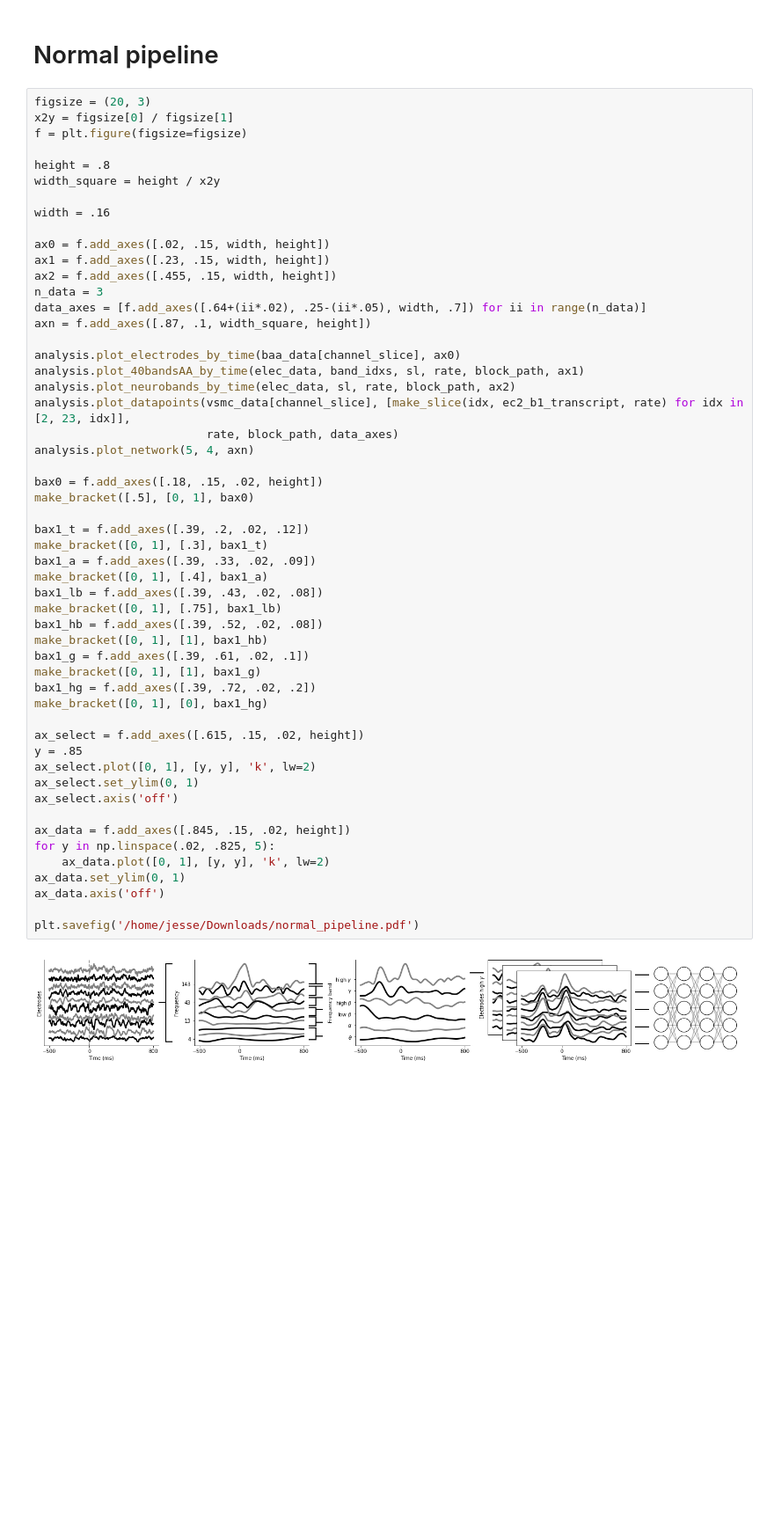
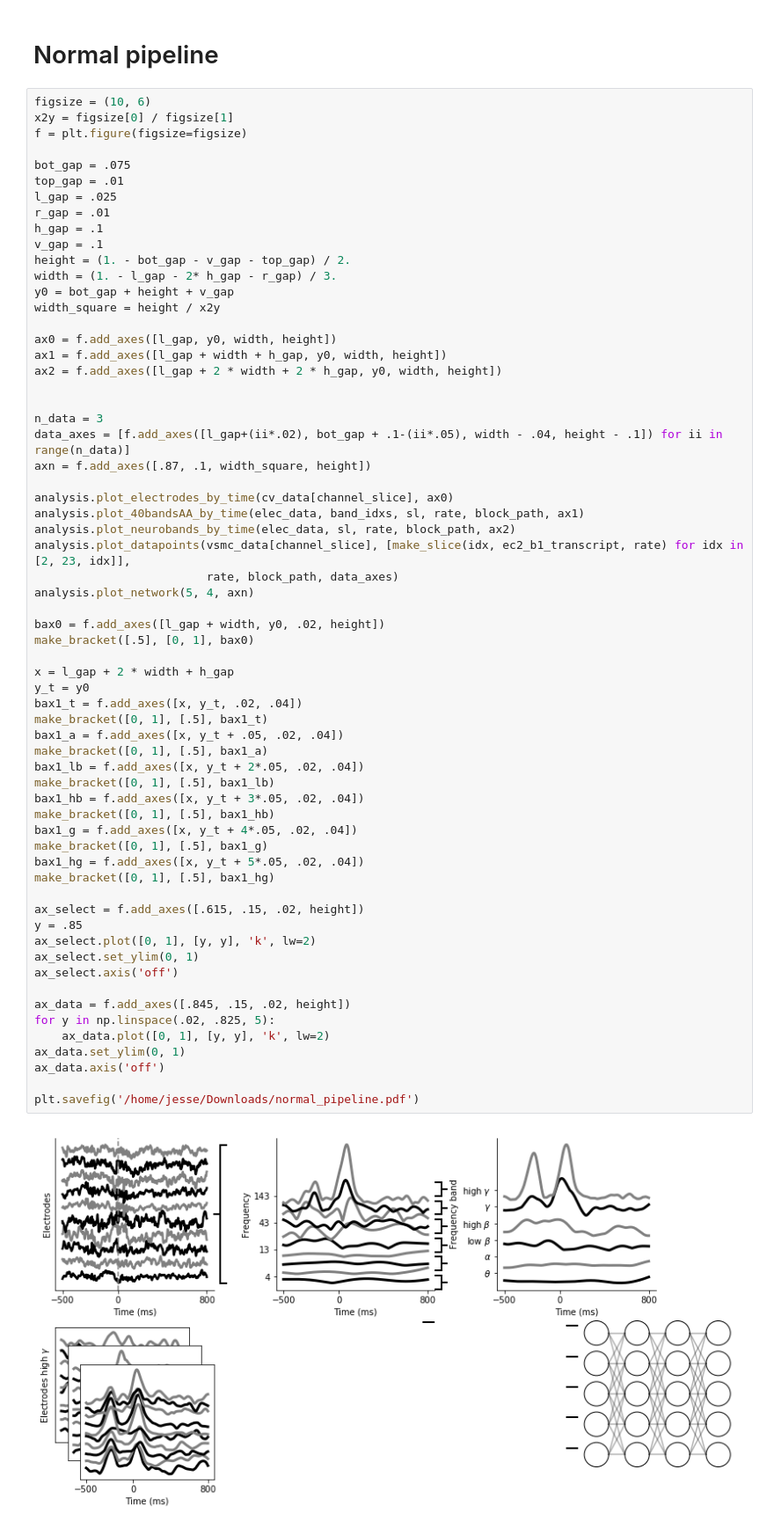
Before and after one commit to BouchardLab/cv_paper_plots, a Jupyter notebook: pipeline/pipeline_figure.ipynb, the cells around one changed output. Shown: that part at 88% size. Saved outputs shown, nothing was run; the diff lists cells and outputs as text; blank space fills up the shorter version.

```diff
--- a/pipeline/pipeline_figure.ipynb
+++ b/pipeline/pipeline_figure.ipynb
@@ -112,57 +112,67 @@ analysis.plot_network(5, 4, ax)
 # %% [markdown]
 # Normal pipeline
 # %%
-figsize = (20, 3)
+figsize = (10, 6)
 x2y = figsize[0] / figsize[1]
 f = plt.figure(figsize=figsize)
 
-height = .8
+bot_gap = .075
+top_gap = .01
+l_gap = .025
+r_gap = .01
+h_gap = .1
+v_gap = .1
+height = (1. - bot_gap - v_gap - top_gap) / 2.
+width = (1. - l_gap - 2* h_gap - r_gap) / 3.
+y0 = bot_gap + height + v_gap
 width_square = height / x2y
 
-width = .16
+ax0 = f.add_axes([l_gap, y0, width, height])
+ax1 = f.add_axes([l_gap + width + h_gap, y0, width, height])
+ax2 = f.add_axes([l_gap + 2 * width + 2 * h_gap, y0, width, height])
 
-ax0 = f.add_axes([.02, .15, width, height])
-ax1 = f.add_axes([.23, .15, width, height])
-ax2 = f.add_axes([.455, .15, width, height])
+
 n_data = 3
-data_axes = [f.add_axes([.64+(ii*.02), .25-(ii*.05), width, .7]) for ii in range(n_data)]
+data_axes = [f.add_axes([l_gap+(ii*.02), bot_gap + .1-(ii*.05), width - .04, height - .1]) for ii in range(n_data)]
 axn = f.add_axes([.87, .1, width_square, height])
 
-analysis.plot_electrodes_by_time(baa_data[channel_slice], ax0)
+analysis.plot_electrodes_by_time(cv_data[channel_slice], ax0)
 analysis.plot_40bandsAA_by_time(elec_data, band_idxs, sl, rate, block_path, ax1)
 analysis.plot_neurobands_by_time(elec_data, sl, rate, block_path, ax2)
 analysis.plot_datapoints(vsmc_data[channel_slice], [make_slice(idx, ec2_b1_transcript, rate) for idx in [2, 23, idx]],
                          rate, block_path, data_axes)
 analysis.plot_network(5, 4, axn)
 
-bax0 = f.add_axes([.18, .15, .02, height])
+bax0 = f.add_axes([l_gap + width, y0, .02, height])
 make_bracket([.5], [0, 1], bax0)
 
-bax1_t = f.add_axes([.39, .2, .02, .12])
-make_bracket([0, 1], [.3], bax1_t)
-bax1_a = f.add_axes([.39, .33, .02, .09])
-make_bracket([0, 1], [.4], bax1_a)
-bax1_lb = f.add_axes([.39, .43, .02, .08])
-make_bracket([0, 1], [.75], bax1_lb)
-bax1_hb = f.add_axes([.39, .52, .02, .08])
-make_bracket([0, 1], [1], bax1_hb)
-bax1_g = f.add_axes([.39, .61, .02, .1])
-make_bracket([0, 1], [1], bax1_g)
-bax1_hg = f.add_axes([.39, .72, .02, .2])
-make_bracket([0, 1], [0], bax1_hg)
+x = l_gap + 2 * width + h_gap
+y_t = y0
+bax1_t = f.add_axes([x, y_t, .02, .04])
+make_bracket([0, 1], [.5], bax1_t)
+bax1_a = f.add_axes([x, y_t + .05, .02, .04])
+make_bracket([0, 1], [.5], bax1_a)
+bax1_lb = f.add_axes([x, y_t + 2*.05, .02, .04])
+make_bracket([0, 1], [.5], bax1_lb)
+bax1_hb = f.add_axes([x, y_t + 3*.05, .02, .04])
+make_bracket([0, 1], [.5], bax1_hb)
+bax1_g = f.add_axes([x, y_t + 4*.05, .02, .04])
+make_bracket([0, 1], [.5], bax1_g)
+bax1_hg = f.add_axes([x, y_t + 5*.05, .02, .04])
+make_bracket([0, 1], [.5], bax1_hg)
 
 ax_select = f.add_axes([.615, .15, .02, height])
 y = .85
 ax_select.plot([0, 1], [y, y], 'k', lw=2)
 ax_select.set_ylim(0, 1)
 ax_select.axis('off')
 
 ax_data = f.add_axes([.845, .15, .02, height])
 for y in np.linspace(.02, .825, 5):
     ax_data.plot([0, 1], [y, y], 'k', lw=2)
 ax_data.set_ylim(0, 1)
 ax_data.axis('off')
 
 plt.savefig('/home/jesse/Downloads/normal_pipeline.pdf')
 # %% [output]
-[figure, old version]
+[figure, new version]
```
Also changed, not shown: parts of 2 cells of this notebook, 2 other files.
